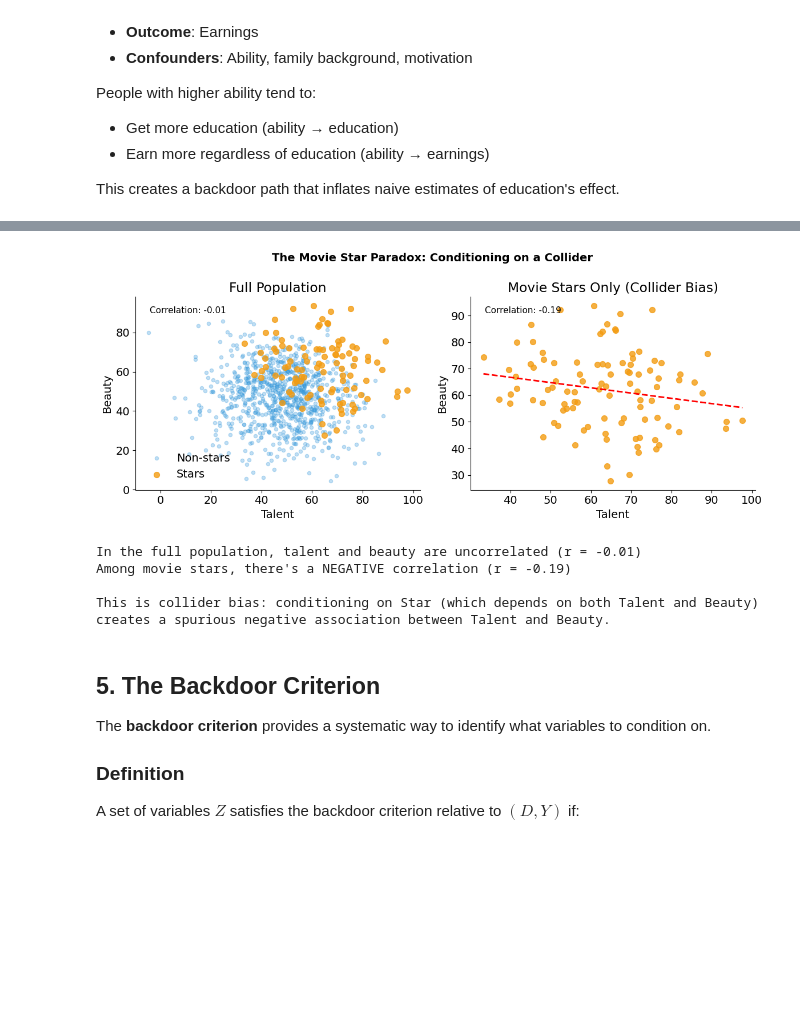
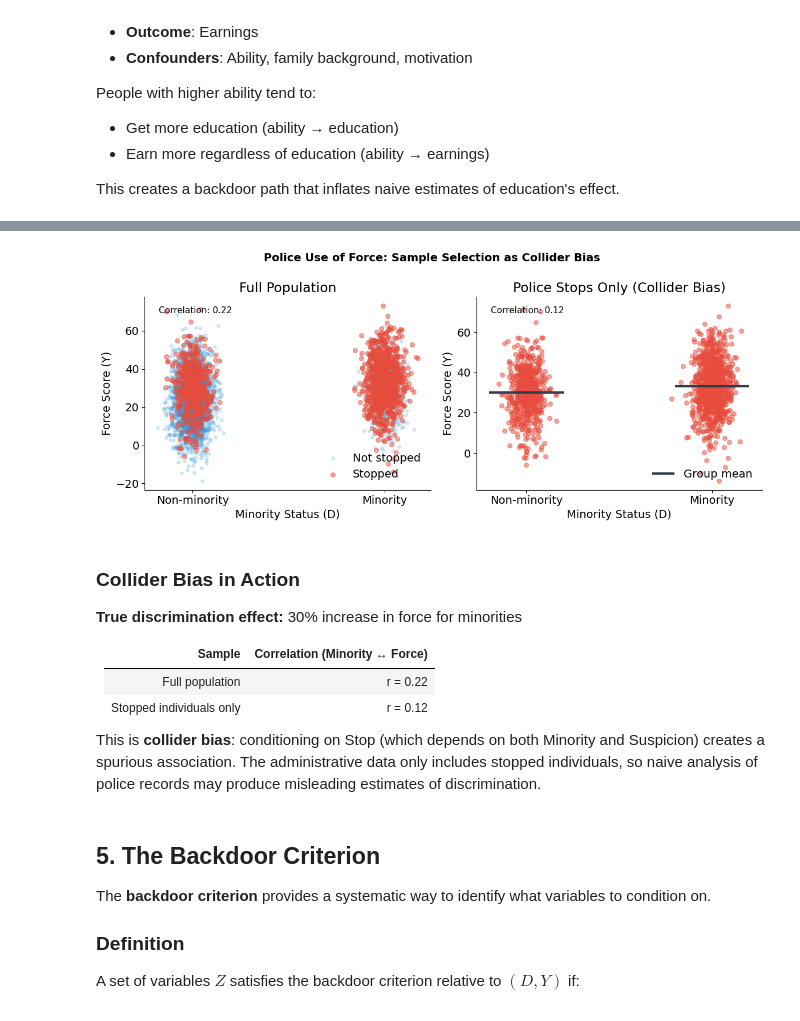
Before and after one commit to eisenhauerIO/courses-business-decisions, a Jupyter notebook: docs/source/measure-impact/02-directed-acyclic-graphs/lecture.ipynb, the cells around one changed output, grey strips where cells are left out. Drawn from its saved outputs; the diff is of its cells as text; code cells hidden in the pictures; blank space fills up the shorter version.

```diff
--- a/docs/source/measure-impact/02-directed-acyclic-graphs/lecture.ipynb
+++ b/docs/source/measure-impact/02-directed-acyclic-graphs/lecture.ipynb
@@ -169,0 +176,4 @@ draw_dag(
+# %%
+# Simulate population data
+police_data = simulate_police_force_data(n_population=5000, discrimination_effect=0.3, seed=42)
+police_data
@@ -170,13 +194,19 @@ draw_dag(
 # %%
-# Movie star example
-draw_movie_star_example()
+# Visualize collider bias
+draw_police_force_example(police_data)
 # %% [output]
-[figure, old version]
+[figure, new version]
-In the full population, talent and beauty are uncorrelated (r = -0.01)
-Among movie stars, there's a NEGATIVE correlation (r = -0.19)
-
-This is collider bias: conditioning on Star (which depends on both Talent and Beauty)
-creates a spurious negative association between Talent and Beauty.
+# %% [markdown]
+### Collider Bias in Action
+
+**True discrimination effect:** 30% increase in force for minorities
+
+| Sample | Correlation (Minority ↔ Force) |
+|--------|-------------------------------|
+| Full population | r = 0.22 |
+| Stopped individuals only | r = 0.12 |
+
+This is **collider bias**: conditioning on Stop (which depends on both Minority and Suspicion) creates a spurious association. The administrative data only includes stopped individuals, so naive analysis of police records may produce misleading estimates of discrimination.
 # %% [markdown]
 ## 5. The Backdoor Criterion
 
```
Also changed, not shown: parts of 35 cells of this notebook, 16 other files.
